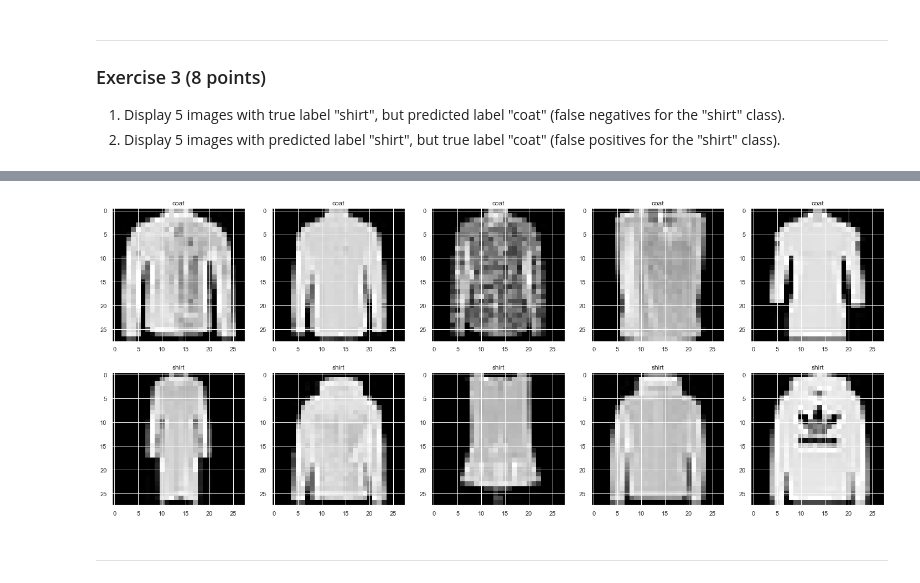
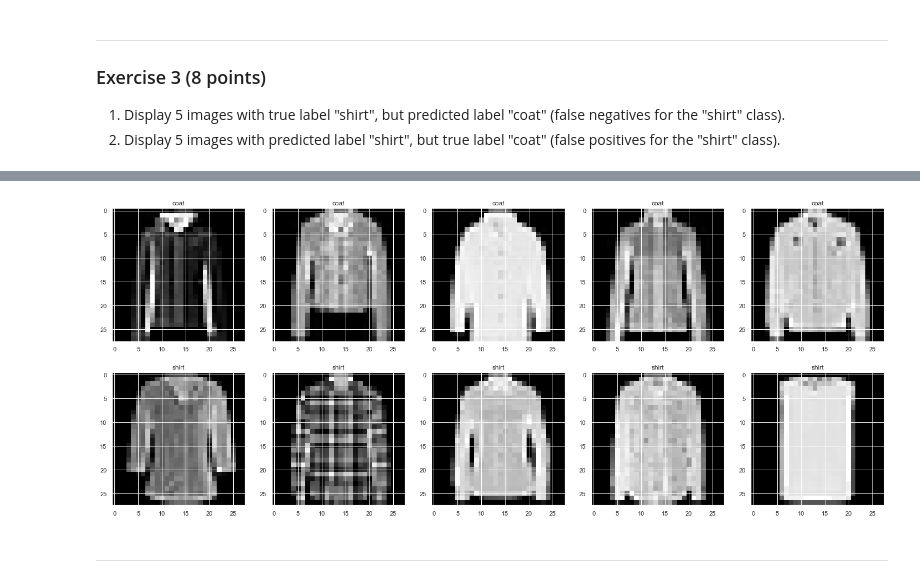
Before and after one commit to stephentan-mids/w207.5-fall2022-cilin, a Jupyter notebook: 05 Multiclass Classification.ipynb, the cells around one changed output, grey strips where cells are left out. Saved outputs shown, nothing was run; the diff lists cells and outputs as text; code cells hidden in the pictures.

```diff
--- a/05 Multiclass Classification.ipynb
+++ b/05 Multiclass Classification.ipynb
@@ -276,28 +201,55 @@ indices_shirt_FP
+# %%
+# YOUR CODE HERE
+
+def get_image_indices(true_label, predicted_label, num_indices):
+    '''This function returns the first n indices of the intersection of predicted labels and true labels'''
+
+    # Get the index values for the true and predicted labels
+    true_label_index = label_names.index(predicted_label)
+    predicted_label_index = label_names.index(predicted_label)
+
+    # Create an array where the test values equal the true index value of the label
+    Y_test_true = np.where(Y_test == true_label_index)
+
+    # Create an array where the test values equal the predicted index value of the label
+    Y_test_predicted = np.where(test_predictions == predicted_label_index)
+
+    # Find matches of the true values and the predicted values
+    intersection = np.intersect1d(Y_test_true, Y_test_predicted)
+
+    # Get the first n indices specified by num_indices
+    desired_indices = intersection[:num_indices]
+
+    # return n images
+    return X_test[desired_indices]
 # %%
+true_shirt_predicted_coat = get_image_indices('shirt', 'coat', 5)
+true_coat_predicted_shirt = get_image_indices('coat', 'shirt', 5)
+
 fig, axs = plt.subplots(nrows=2, ncols=5, figsize=(25,10))
 axs = axs.flatten()
 
 # create a counter to keep track of which plot we are populating
 current_chart = 0
 
 # true shirt, predicted coat
-for class_index in range(5):
-    image = X_test_coat[indices_shirt_FN[0][class_index]]
+for i in range(5):
+    image = true_shirt_predicted_coat[i]
     axs[current_chart].imshow(image, cmap='gray')
     axs[current_chart].set_title(label_names[4])
     current_chart += 1
 
 # true coat, predicted shirt
-for class_index in range(5):
-    image = X_test_shirt[indices_shirt_FP[0][class_index]]
+for i in range(5):
+    image = true_coat_predicted_shirt[i]
     axs[current_chart].imshow(image, cmap='gray')
     axs[current_chart].set_title(label_names[6])
     current_chart += 1
 
 # plot the images
 plt.show()
 # %% [output]
-[figure, old version]
+[figure, new version]
 # %% [markdown]
 ---
 # %% [markdown]
```
Also changed, not shown: parts of 8 cells of this notebook.
